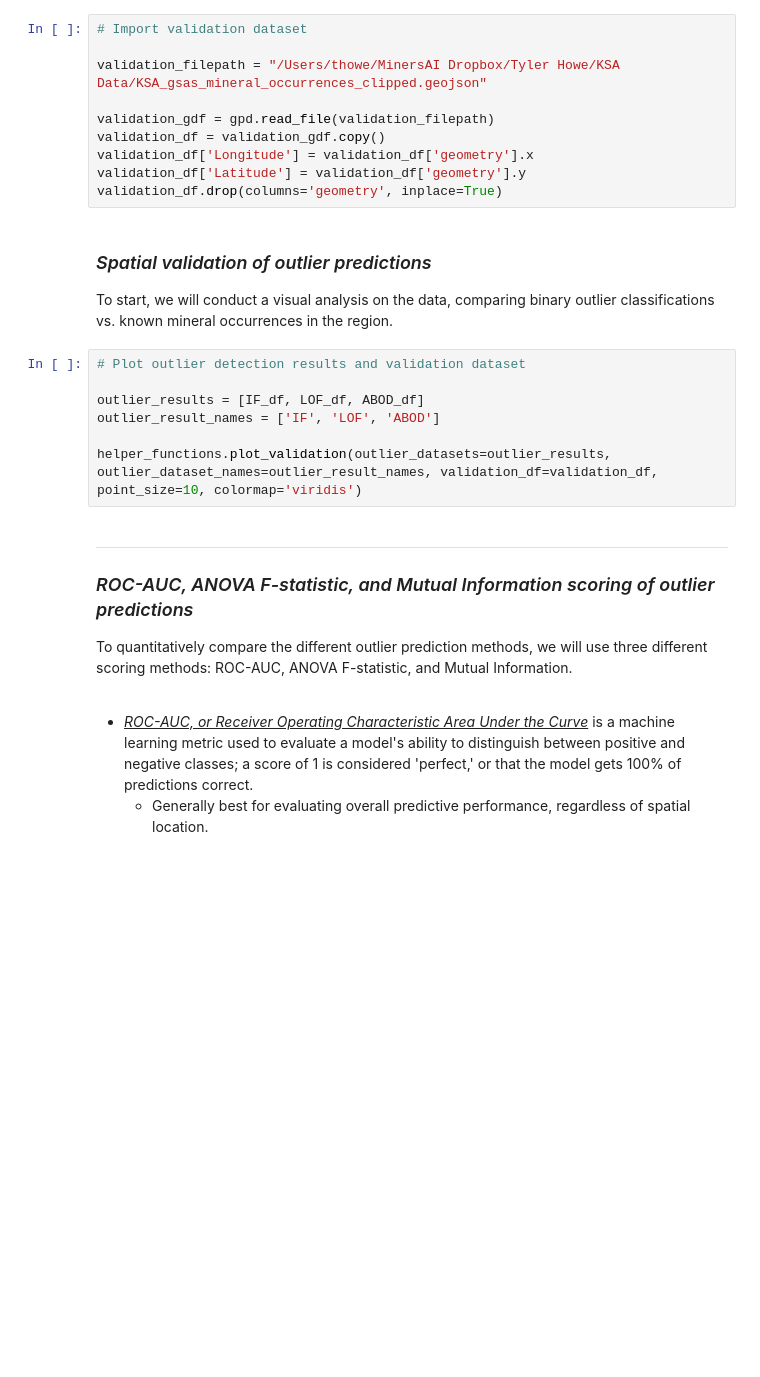
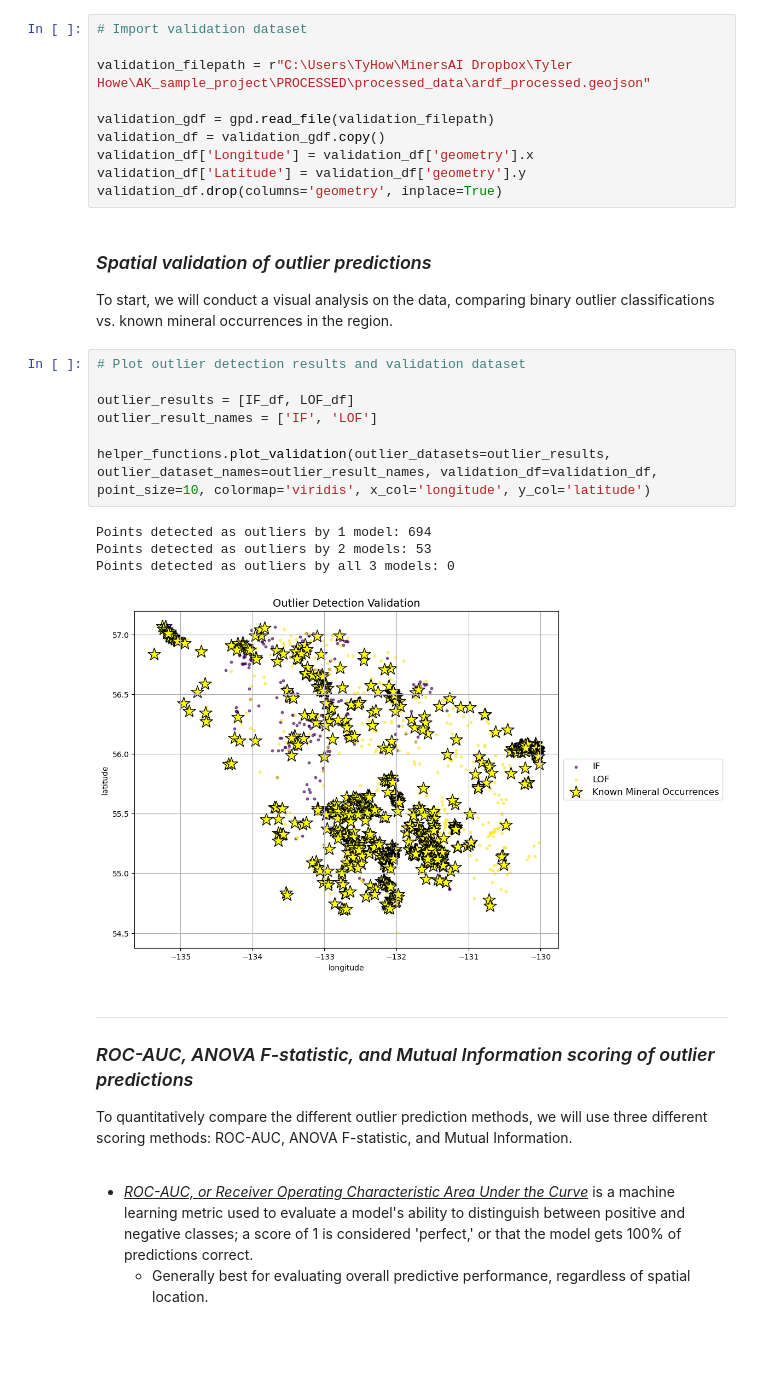
Before and after one commit to tyhowee/geo_datasci_tools, a Jupyter notebook: geochemical_outlier_detection/AK_outlier_detection.ipynb, the cells around one changed output. Saved outputs shown, nothing was run; the diff lists cells and outputs as text; blank space fills up the shorter version.

```diff
--- a/geochemical_outlier_detection/AK_outlier_detection.ipynb
+++ b/geochemical_outlier_detection/AK_outlier_detection.ipynb
@@ -185,7 +226,7 @@ Multivariate anomaly detection picks up on trends across multiple elements, rath
 # %%
 # Import validation dataset
 
-validation_filepath = "/Users/thowe/MinersAI Dropbox/Tyler Howe/KSA Data/KSA_gsas_mineral_occurrences_clipped.geojson"
+validation_filepath = r"C:\Users\TyHow\MinersAI Dropbox\Tyler Howe\AK_sample_project\PROCESSED\processed_data\ardf_processed.geojson"
 
 validation_gdf = gpd.read_file(validation_filepath)
 validation_df = validation_gdf.copy()
@@ -199,10 +240,15 @@ To start, we will conduct a visual analysis on the data, comparing binary outlie
 # %%
 # Plot outlier detection results and validation dataset
 
-outlier_results = [IF_df, LOF_df, ABOD_df]
-outlier_result_names = ['IF', 'LOF', 'ABOD']
+outlier_results = [IF_df, LOF_df]
+outlier_result_names = ['IF', 'LOF']
 
-helper_functions.plot_validation(outlier_datasets=outlier_results, outlier_dataset_names=outlier_result_names, validation_df=validation_df, point_size=10, colormap='viridis')
+helper_functions.plot_validation(outlier_datasets=outlier_results, outlier_dataset_names=outlier_result_names, validation_df=validation_df, point_size=10, colormap='viridis', x_col='longitude', y_col='latitude')
+# %% [output]
+Points detected as outliers by 1 model: 694
+Points detected as outliers by 2 models: 53
+Points detected as outliers by all 3 models: 0
+[figure, added]
 # %% [markdown]
 ---
 
```
Also changed, not shown: parts of 21 cells of this notebook, 2 other files.
